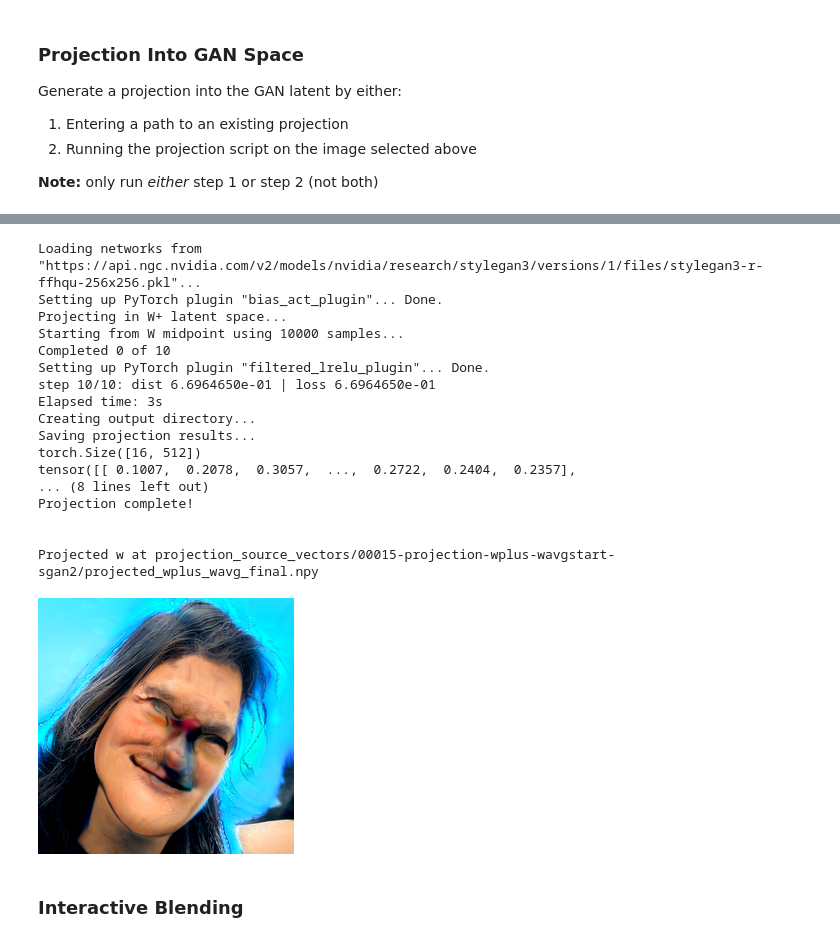
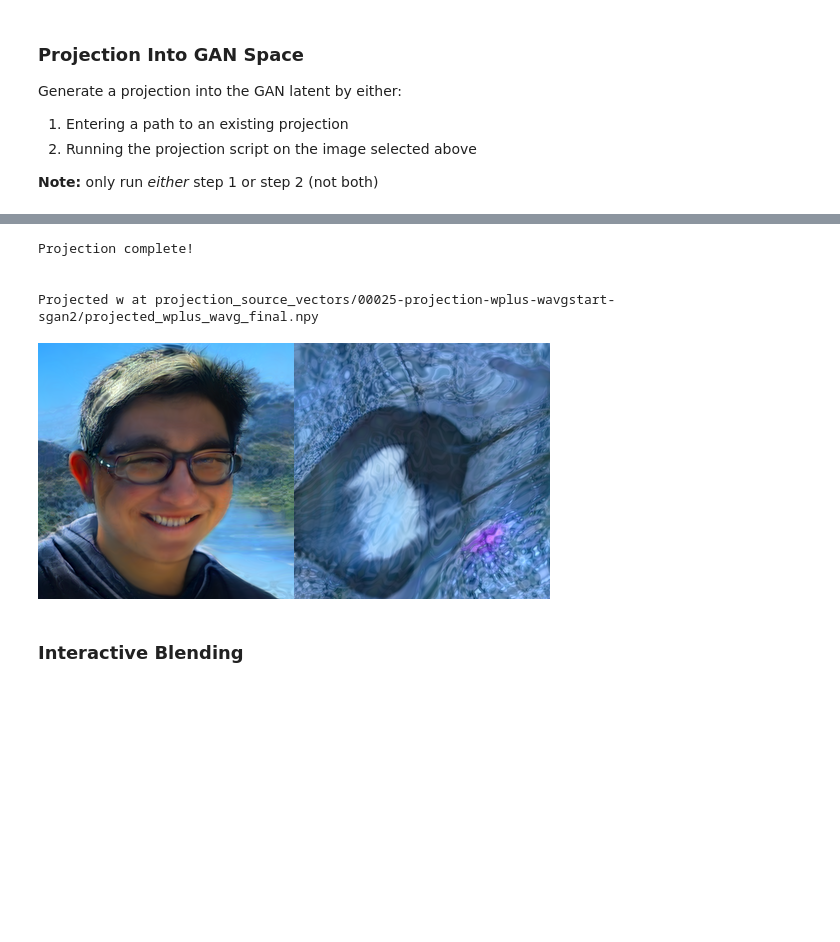
Before and after one commit to adamdavidcole/stylegan3-fun-blend, a Jupyter notebook: blend.ipynb, the cells around one changed output, grey strips where cells are left out. Drawn from its saved outputs; the diff is of its cells as text; code cells hidden in the pictures; blank space fills up the shorter version.

```diff
--- a/blend.ipynb
+++ b/blend.ipynb
@@ -366,7 +309,8 @@ import ipywidgets as widgets
 from IPython.display import display
 from google.colab import files
 from io import BytesIO
-from PIL import Image
+from PIL import Image, ImageEnhance
+
 from IPython.display import Image as DisplayImage, clear_output
 
 # define device to use
@@ -454,10 +398,14 @@ def normalize(inf, thresh):
     out_img = simplest_cb(img, thresh)
     return PIL.Image.fromarray(out_img)
 
+def get_w_from_path(w_path):
+  projected_w_np = np.load(projected_w_path)[0]
+  w = torch.tensor(projected_w_np).to(device).unsqueeze(0)
+  return w
+
 def synthesize_tensor_from_w_path(G, w_path):
-  projected_w_np = np.load(projected_w_path)[0]
-  w = torch.tensor(projected_w_np).to(device)
-  return G.synthesis(w.unsqueeze(0), noise_mode='const', force_fp32=True)
+  w = get_w_from_path(w_path)
+  return G.synthesis(w, noise_mode='const', force_fp32=True)
 
 def synthesize_img_from_w_path(G, w_path):
   tensor = synthesize_tensor_from_w_path(G, w_path)
@@ -479,7 +427,7 @@ class color:
 #@title Select Source and Destination Networks  {run: "auto"}
 #Download pretrained checkpoint
 source_model_pkl = "https://api.ngc.nvidia.com/v2/models/nvidia/research/stylegan3/versions/1/files/stylegan3-r-ffhqu-256x256.pkl" #@param  {type:"string"}
-destination_model_pkl = "./results/butterfly/training/00008-stylegan3-r-butterflys_256_2-256x256-gpus1-batch32-gamma6.6-resume_ffhqu256/network-snapshot-000030.pkl" #@param {type: "string"}
+destination_model_pkl = "/content/drive/MyDrive/stylegan3/results/00033-stylegan3-r-butterflys_256_2-256x256-gpus1-batch32-gamma6.6/network-snapshot-000283.pkl" #@param {type: "string"}
 
 G = get_model(source_model_pkl)
 G_new = copy.deepcopy(G)
@@ -509,7 +457,7 @@ def upload_files():
 button = widgets.Button(description="Upload New File")
 output = widgets.Output()
 
-img_file_path = "projection_source_images/alan2.jpg" #@param {type: "string"}
+img_file_path = "projection_source_images/alan.jpg" #@param {type: "string"}
 
 def on_button_clicked(b):
   global img_file_path
@@ -553,42 +557,36 @@ if projected_w_path:
 # %%
 #@title OR: Create a new projection from selected photo
+#@markdown (This process can take over 10 minuets )
 projection_source_vectors_outdir = "projection_source_vectors"
 
-num_steps =  5000 #@param {type: "integer", min:0, max:10000, step:1, width: 10}
+num_steps = 998 #@param {type: "integer", min:0, max:10000, step:1, width: 10}
 
-!python projector.py --outdir=$projection_source_vectors_outdir --target=$img_file_path --project-in-wplus --num-steps=$num_steps --save-video --stabilize-projection \
-    --network=$source_model_pkl
+# --save-video off
+!python projector.py --outdir=$projection_source_vectors_outdir --target=$img_file_path --project-in-wplus --num-steps=$num_steps --stabilize-projection \
+    --cfg=stylegan3-r --network=ffhqu256
 print("Projection complete! \n\n")
 
 last_projected_source_vector_dir= os.listdir(projection_source_vectors_outdir)[-1]
 last_projected_source_vector_path = f"{projection_source_vectors_outdir}/{last_projected_source_vector_dir}"
 
 projected_w_filename = [f for f in os.listdir(last_projected_source_vector_path) if f.endswith('.npy')][0]
 projected_w_path = f"{last_projected_source_vector_path}/{projected_w_filename}"
 
 print(f"Projected w at {projected_w_path}")
 
 im1 = synthesize_img_from_w_path(G, projected_w_path)
-display(im1)
+im2 = synthesize_img_from_w_path(G_tuned, projected_w_path)
+im = add_imgs([im1, im2])
+
+im.save(f"{last_projected_source_vector_path}/proj_w_tuned.jpg")
+
+display(im)
 # %% [output]
-Loading networks from "https://api.ngc.nvidia.com/v2/models/nvidia/research/stylegan3/versions/1/files/stylegan3-r-ffhqu-256x256.pkl"...
-Setting up PyTorch plugin "bias_act_plugin"... Done.
-Projecting in W+ latent space...
-Starting from W midpoint using 10000 samples...
-Completed 0 of 10
-Setting up PyTorch plugin "filtered_lrelu_plugin"... Done.
-step 10/10: dist 6.6964650e-01 | loss 6.6964650e-01
-Elapsed time: 3s
-Creating output directory...
-Saving projection results...
-torch.Size([16, 512])
-tensor([[ 0.1007,  0.2078,  0.3057,  ...,  0.2722,  0.2404,  0.2357],
-... (8 lines left out)
 Projection complete!
 
 
-Projected w at projection_source_vectors/00015-projection-wplus-wavgstart-sgan2/projected_wplus_wavg_final.npy
+Projected w at projection_source_vectors/00025-projection-wplus-wavgstart-sgan2/projected_wplus_wavg_final.npy
-[figure, old version]
+[figure, new version]
 # %% [markdown]
 ### Interactive Blending
 # %%
```
Also changed, not shown: parts of 11 cells of this notebook.
